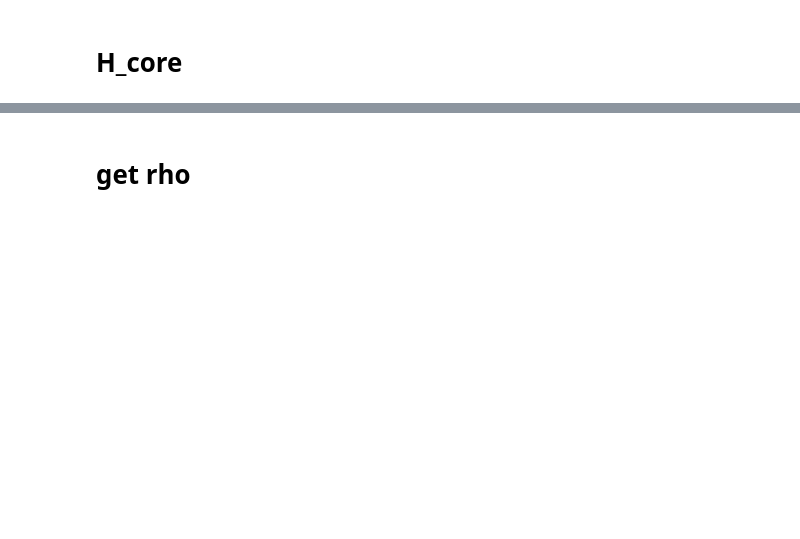
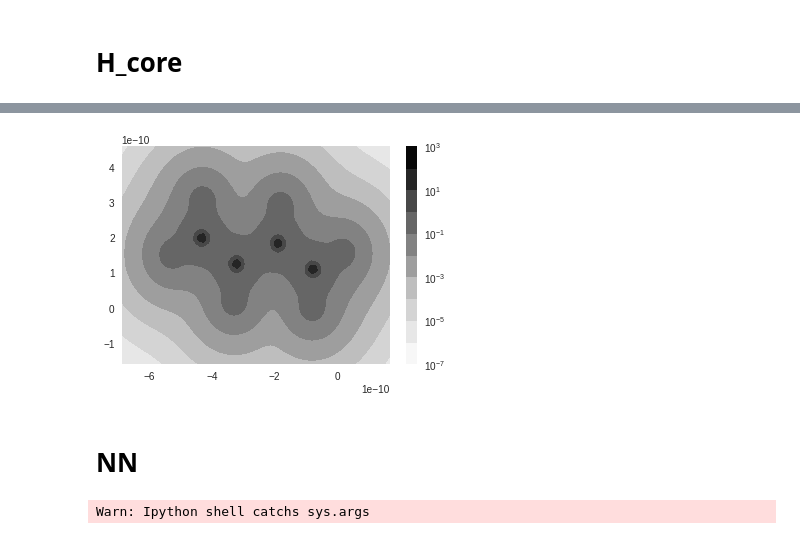
Before and after one commit to jcartus/SCFInitialGuess, a Jupyter notebook: butadien/notebooks/Density.ipynb, the cells around one changed output, grey strips where cells are left out. Cells and saved outputs as stored; diff of their text form; code cells hidden in the pictures; blank space fills up the shorter version.

```diff
--- a/butadien/notebooks/Density.ipynb
+++ b/butadien/notebooks/Density.ipynb
@@ -106,9 +115,10 @@ plt.show()
 # %%
-dm_minao = hf.init_guess_by_minao(mol.get_pyscf_molecule())
-dm_minao_density = calculate_electrondensity_xy_plane(mol.get_pyscf_molecule(), dm_minao, nx, ny)
+dm_minao = hf.init_guess_by_minao(mole)
+dm_minao_density, x, y = density_cut(mole, dm_minao, nx, ny, z_value)
 # %%
-plt.contourf(dm_minao_density)
+plt.contourf(*np.meshgrid(x, y), dm_minao_density, locator=ticker.LogLocator(), norm=norm)
 plt.colorbar()
+plt.title("MINAO")
 plt.show()
+# %% [output]
+[figure, added]
-# %% [markdown]
-# get rho
@@ -183,0 +125,2 @@ plt.show()
+# %% [markdown]
+# NN
@@ -183,0 +140,11 @@ plt.show()
+# %%
+mole_sto = mole
+mole_sto.basis = "sto-3g"
+mole_sto.build()
+
+
+s_test = hf.get_ovlp(mole_sto)
+
+s_test_norm = dataset.input_transformation(s.reshape(-1, dim**2))
+# %% [output]
+Warn: Ipython shell catchs sys.args
```
Also changed, not shown: parts of 27 cells of this notebook.
